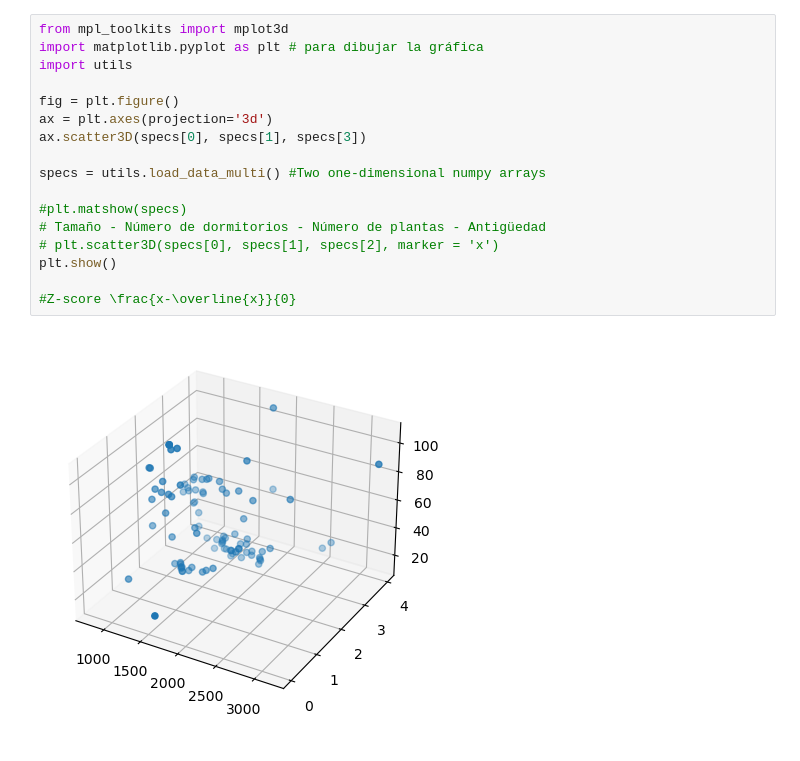
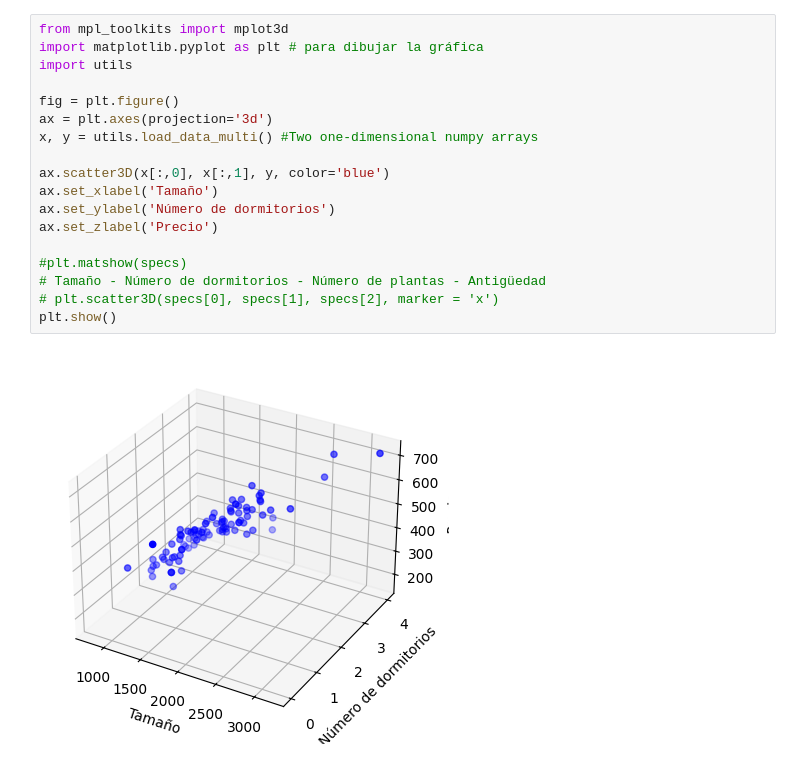
Before and after one commit to Jorzuiz/Anotaciones-23-24, a Jupyter notebook: AAaaaaa/Practicas/Practica 2/Untitled.ipynb, the cells around one changed output. Saved outputs shown, nothing was run; the diff lists cells and outputs as text.

```diff
--- a/AAaaaaa/Practicas/Practica 2/Untitled.ipynb
+++ b/AAaaaaa/Practicas/Practica 2/Untitled.ipynb
@@ -1,19 +1,20 @@
 # %%
 from mpl_toolkits import mplot3d
 import matplotlib.pyplot as plt # para dibujar la gráfica
 import utils
 
 fig = plt.figure()
 ax = plt.axes(projection='3d')
-ax.scatter3D(specs[0], specs[1], specs[3])
+x, y = utils.load_data_multi() #Two one-dimensional numpy arrays
 
-specs = utils.load_data_multi() #Two one-dimensional numpy arrays
+ax.scatter3D(x[:,0], x[:,1], y, color='blue')
+ax.set_xlabel('Tamaño')
+ax.set_ylabel('Número de dormitorios')
+ax.set_zlabel('Precio')
 
 #plt.matshow(specs)
 # Tamaño - Número de dormitorios - Número de plantas - Antigüedad
 # plt.scatter3D(specs[0], specs[1], specs[2], marker = 'x')
 plt.show()
-
-#Z-score \frac{x-\overline{x}}{0}
 # %% [output]
-[figure, old version]
+[figure, new version]
```
Also changed, not shown: parts of 5 cells of this notebook, 5 other files.
